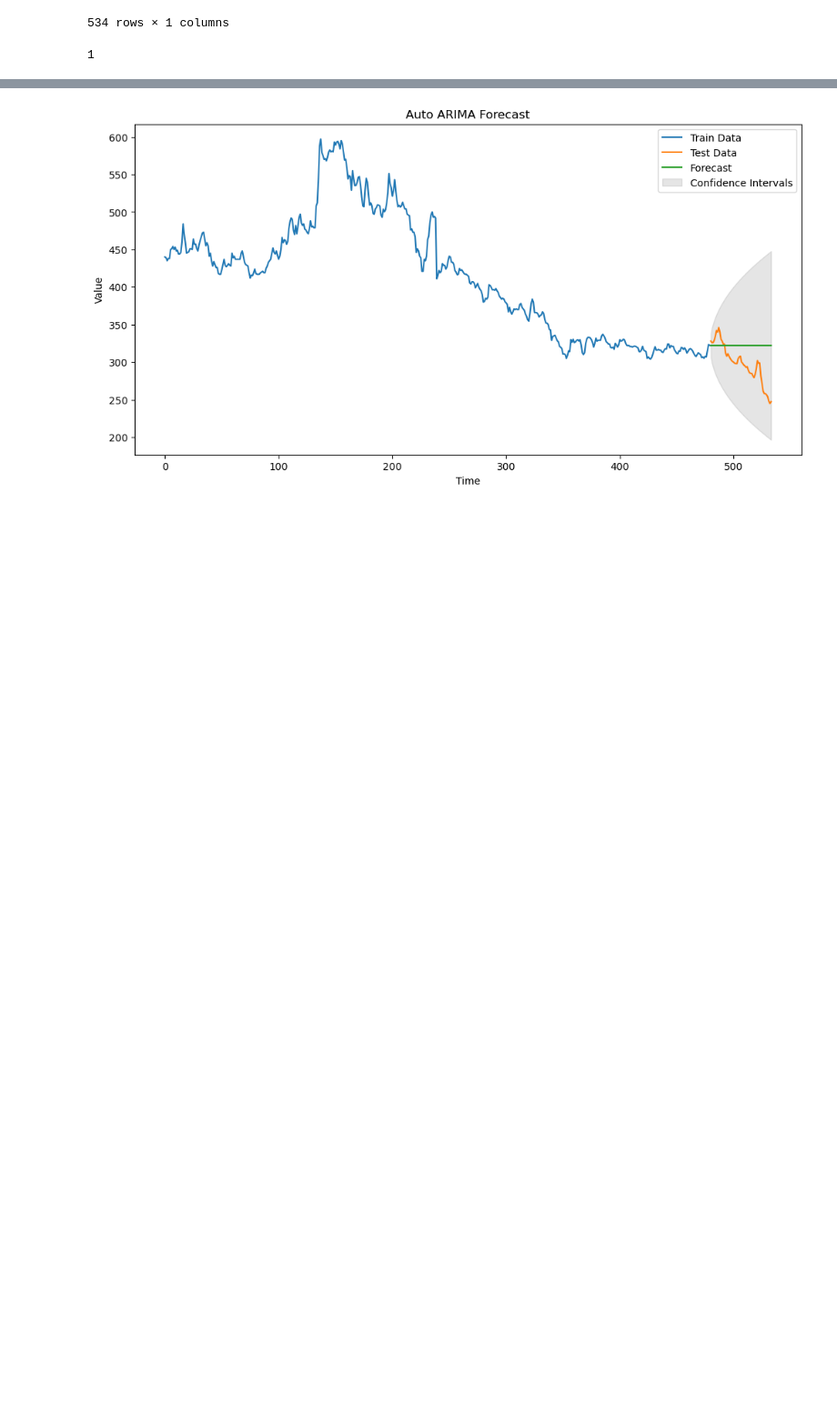
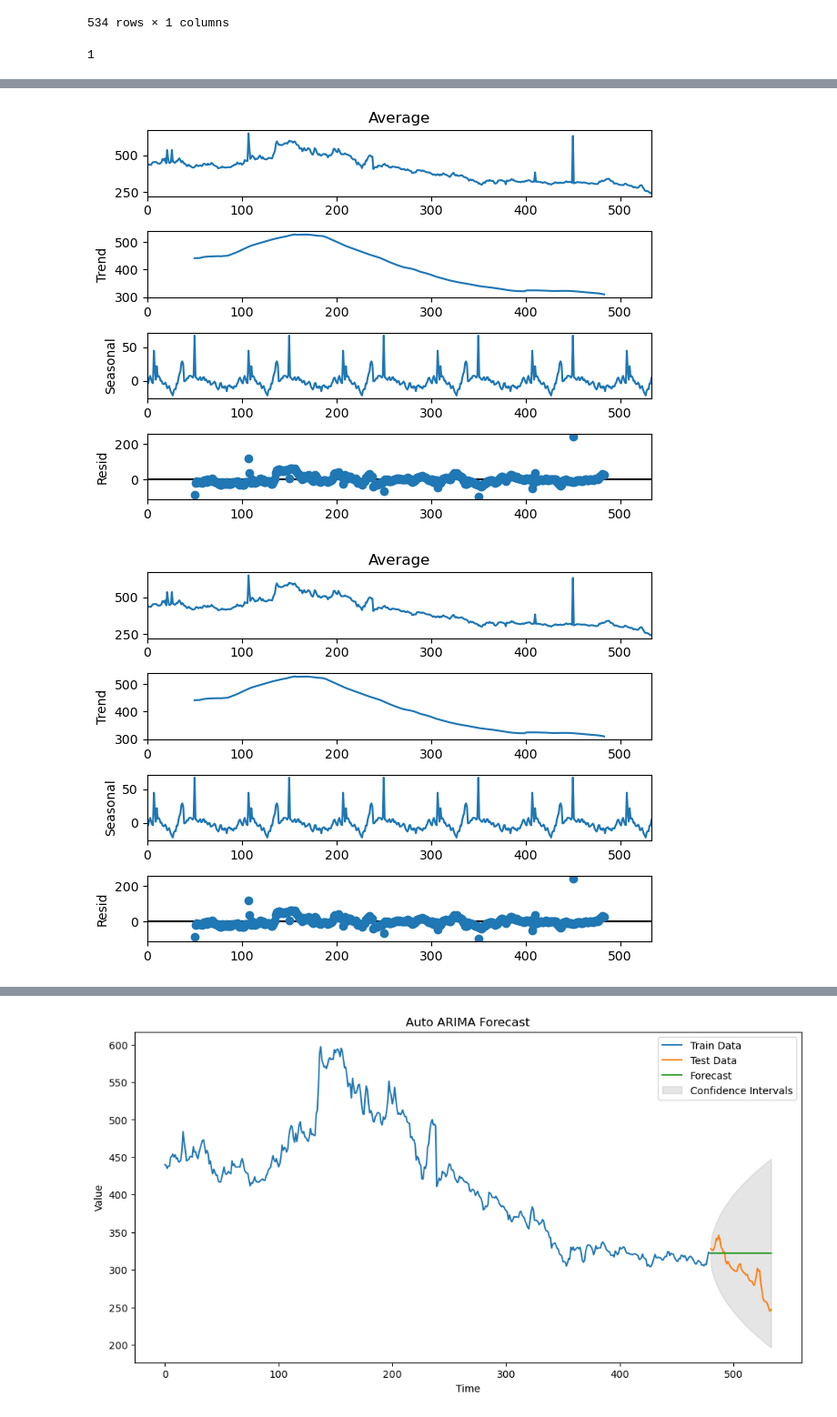
Before and after one commit to prateekgh/nepse_stock, a Jupyter notebook: time_series_forecast.ipynb, the cells around one changed output, grey strips where cells are left out. Shown at 91% size. Cells and saved outputs as stored; diff of their text form; code cells hidden in the pictures; blank space fills up the shorter version.

```diff
--- a/auto_arima.ipynb
+++ b/time_series_forecast.ipynb
@@ -110,5 +113,15 @@ plt.show()
 n = int(len(df) *0.9)
 train = df.Average[:n]
 test = df.Average[n:]
+# %%
+#we visualise the seasonality
+from statsmodels.tsa.seasonal import seasonal_decompose
+
+results = seasonal_decompose(x= df['Average'],period=100)
+
+results.plot()
+# %% [output]
+[figure, added]
+[figure, added]
 # %%
 import pmdarima as pm
```
Also changed, not shown: parts of 11 cells of this notebook, 6 other files.
